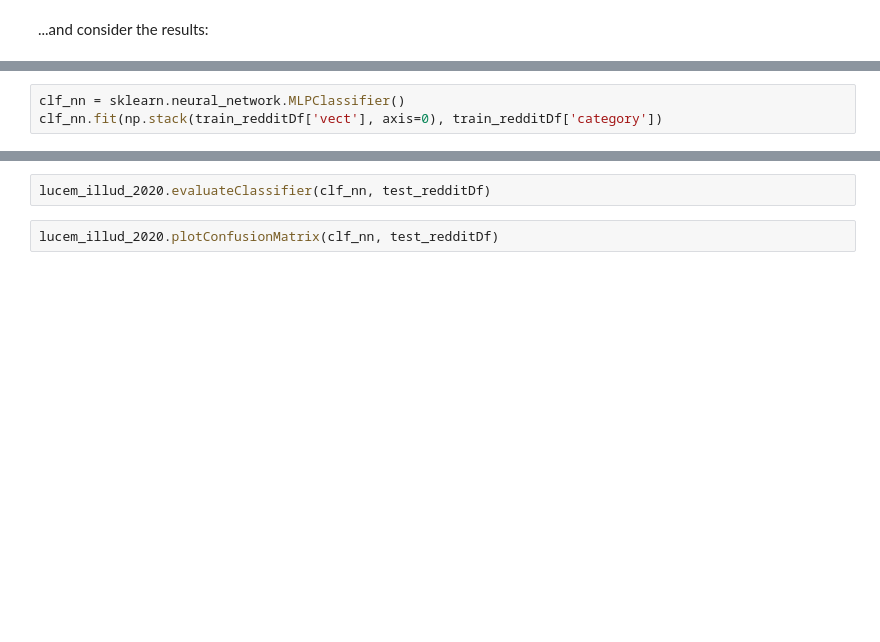
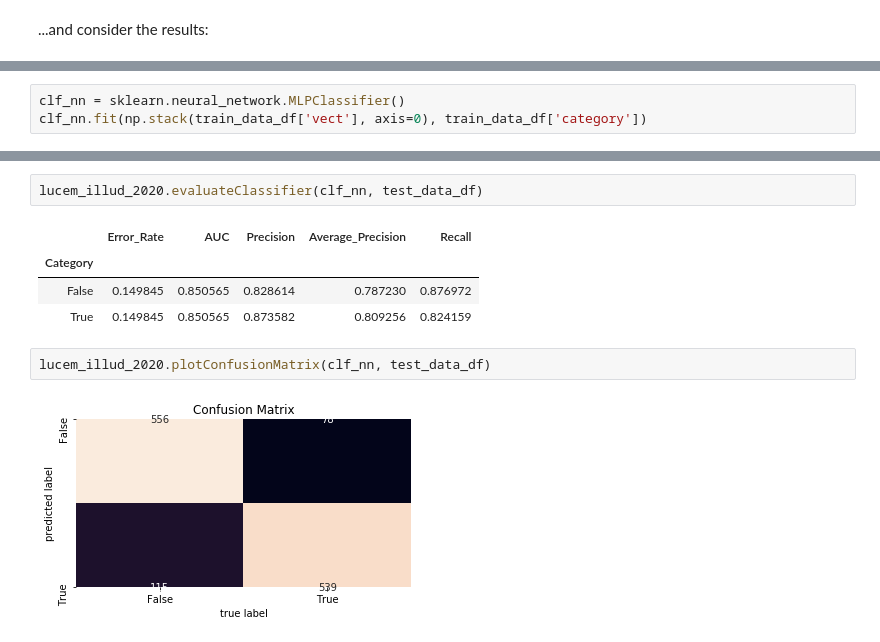
Before and after one commit to vahuja92/content-analysis-20, a Jupyter notebook: week-3/3-Classification.ipynb, the cells around one changed output, grey strips where cells are left out. Cells and saved outputs as stored; diff of their text form; blank space fills up the shorter version.

```diff
--- a/week-3/3-Classification.ipynb
+++ b/week-3/3-Classification.ipynb
@@ -1160,3 +791,3 @@ We include an example of a simple neural network, the Multi-layer Perceptron (ML
 # %%
 clf_nn = sklearn.neural_network.MLPClassifier()
-clf_nn.fit(np.stack(train_redditDf['vect'], axis=0), train_redditDf['category'])
+clf_nn.fit(np.stack(train_data_df['vect'], axis=0), train_data_df['category'])
@@ -1163,5 +802,12 @@ clf_nn.fit(np.stack(train_redditDf['vect'], axis=0), train_redditDf['category'])
 # %%
-lucem_illud_2020.evaluateClassifier(clf_nn, test_redditDf)
+lucem_illud_2020.evaluateClassifier(clf_nn, test_data_df)
+# %% [output]
+|  | Error_Rate | AUC | Precision | Average_Precision | Recall |
+| Category |  |  |  |  |  |
+| False | 0.149845 | 0.850565 | 0.828614 | 0.787230 | 0.876972 |
+| True | 0.149845 | 0.850565 | 0.873582 | 0.809256 | 0.824159 |
 # %%
-lucem_illud_2020.plotConfusionMatrix(clf_nn, test_redditDf)
+lucem_illud_2020.plotConfusionMatrix(clf_nn, test_data_df)
+# %% [output]
+[figure, added]
 # %%
```
Also changed, not shown: parts of 57 cells of this notebook.
